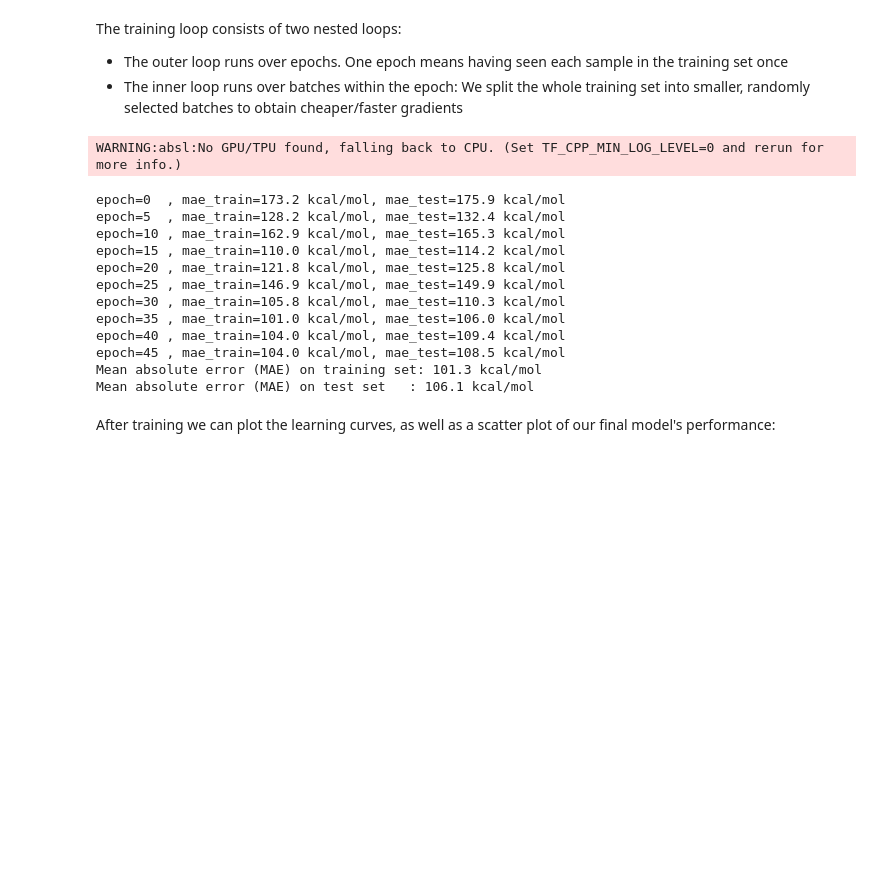
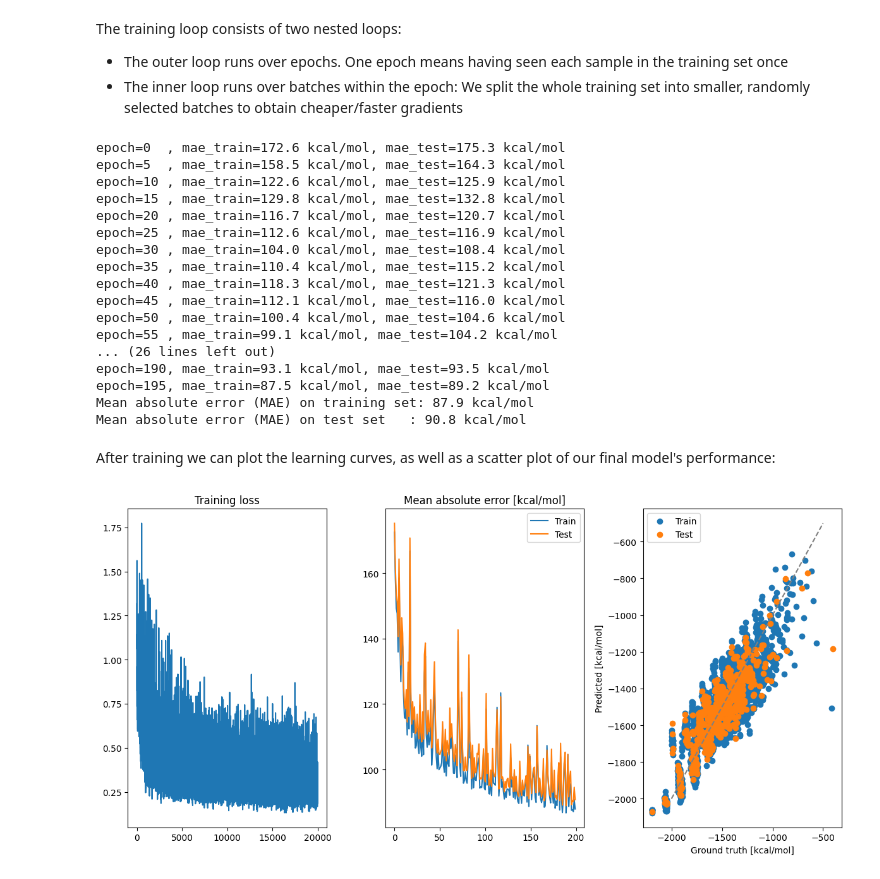
Before and after one commit to MScherbela/jax_tutorial, a Jupyter notebook: 02_neural_net_from_scratch.ipynb, the cells around one changed output. Cells and saved outputs as stored; diff of their text form; code cells hidden in the pictures; blank space fills up the shorter version.

```diff
--- a/02_neural_net_from_scratch.ipynb
+++ b/02_neural_net_from_scratch.ipynb
@@ -115,7 +115,7 @@ The training loop consists of two nested loops:
 n_neurons_per_layer = [50, 50, 20]
 learning_rate = 0.01
 n_batches = 100
-n_epochs = 50
+n_epochs = 200
 params = init_mlp(n_neurons_per_layer, input_dim=X_train.shape[-1], output_dim=1)
 params_averaged = params
 
@@ -136,35 +136,42 @@ for ind_epoch in range(n_epochs):
 print(f"Mean absolute error (MAE) on training set: {mae_train[-1]:.1f} kcal/mol")
 print(f"Mean absolute error (MAE) on test set   : {mae_test[-1]:.1f} kcal/mol")
 # %% [output]
-WARNING:absl:No GPU/TPU found, falling back to CPU. (Set TF_CPP_MIN_LOG_LEVEL=0 and rerun for more info.)
+epoch=0  , mae_train=172.6 kcal/mol, mae_test=175.3 kcal/mol
+epoch=5  , mae_train=158.5 kcal/mol, mae_test=164.3 kcal/mol
+epoch=10 , mae_train=122.6 kcal/mol, mae_test=125.9 kcal/mol
+epoch=15 , mae_train=129.8 kcal/mol, mae_test=132.8 kcal/mol
+epoch=20 , mae_train=116.7 kcal/mol, mae_test=120.7 kcal/mol
+epoch=25 , mae_train=112.6 kcal/mol, mae_test=116.9 kcal/mol
+epoch=30 , mae_train=104.0 kcal/mol, mae_test=108.4 kcal/mol
+epoch=35 , mae_train=110.4 kcal/mol, mae_test=115.2 kcal/mol
+epoch=40 , mae_train=118.3 kcal/mol, mae_test=121.3 kcal/mol
+epoch=45 , mae_train=112.1 kcal/mol, mae_test=116.0 kcal/mol
+epoch=50 , mae_train=100.4 kcal/mol, mae_test=104.6 kcal/mol
+epoch=55 , mae_train=99.1 kcal/mol, mae_test=104.2 kcal/mol
+... (26 lines left out)
+epoch=190, mae_train=93.1 kcal/mol, mae_test=93.5 kcal/mol
+epoch=195, mae_train=87.5 kcal/mol, mae_test=89.2 kcal/mol
+Mean absolute error (MAE) on training set: 87.9 kcal/mol
+Mean absolute error (MAE) on test set   : 90.8 kcal/mol
-epoch=0  , mae_train=173.2 kcal/mol, mae_test=175.9 kcal/mol
-epoch=5  , mae_train=128.2 kcal/mol, mae_test=132.4 kcal/mol
-epoch=10 , mae_train=162.9 kcal/mol, mae_test=165.3 kcal/mol
-epoch=15 , mae_train=110.0 kcal/mol, mae_test=114.2 kcal/mol
-epoch=20 , mae_train=121.8 kcal/mol, mae_test=125.8 kcal/mol
-epoch=25 , mae_train=146.9 kcal/mol, mae_test=149.9 kcal/mol
-epoch=30 , mae_train=105.8 kcal/mol, mae_test=110.3 kcal/mol
-epoch=35 , mae_train=101.0 kcal/mol, mae_test=106.0 kcal/mol
-epoch=40 , mae_train=104.0 kcal/mol, mae_test=109.4 kcal/mol
-epoch=45 , mae_train=104.0 kcal/mol, mae_test=108.5 kcal/mol
-Mean absolute error (MAE) on training set: 101.3 kcal/mol
-Mean absolute error (MAE) on test set   : 106.1 kcal/mol
 # %% [markdown]
 After training we can plot the learning curves, as well as a scatter plot of our final model's performance:
 # %%
 plt.close("all")
-fig, axes = plt.subplots(1,3, dpi=100, figsize=(10,8))
-axes[0].semilogy(loss)
+fig, axes = plt.subplots(1,3, dpi=100, figsize=(12,6))
+axes[0].plot(loss)
 axes[0].set_title("Training loss")
 
 axes[1].plot(mae_train, label="Train")
 axes[1].plot(mae_test, label="Test")
 axes[1].set_title("Mean absolute error [kcal/mol]")
 axes[1].legend()
 
 axes[2].scatter(y_train, y_pred_train, label="Train")
 axes[2].scatter(y_test, y_pred_test, label="Test")
 axes[2].legend()
 axes[2].set_xlabel("Ground truth [kcal/mol]")
 axes[2].set_ylabel("Predicted [kcal/mol]")
 axes[2].plot([-2000, -500], [-2000, -500], color='gray', ls='--')
+fig.tight_layout()
+# %% [output]
+[figure, added]
```
Also changed, not shown: 1 other file.
